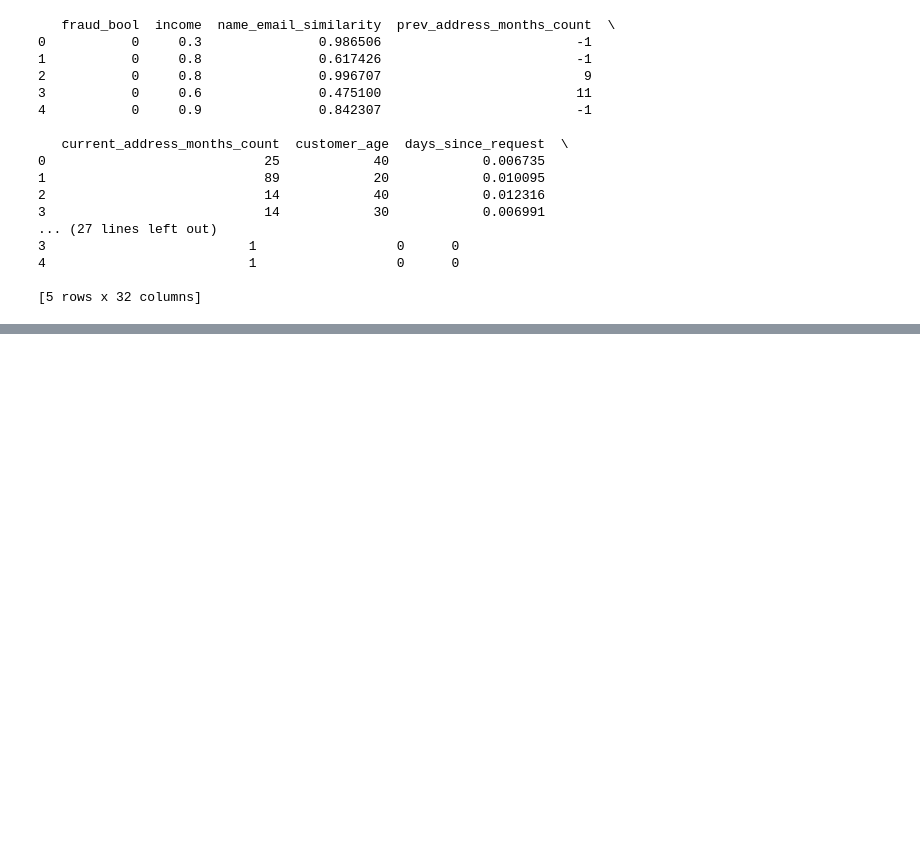
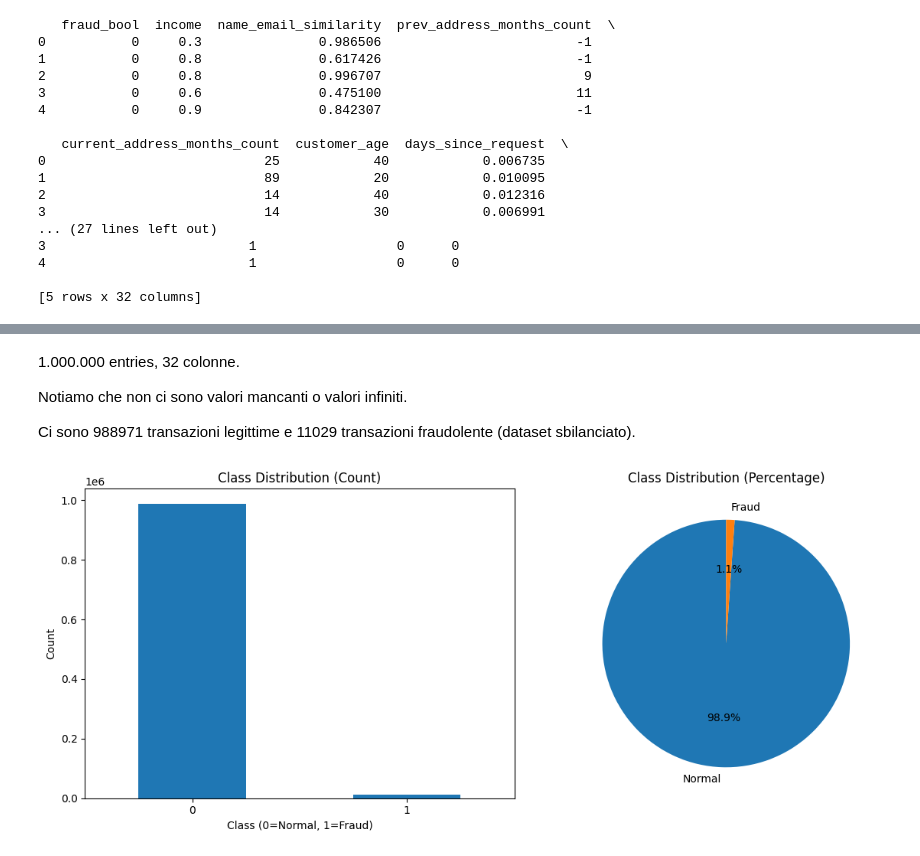
Before and after one commit to MattiaGallucci/HeisenBank, a Jupyter notebook: data_exploration.ipynb, the cells around one changed output, grey strips where cells are left out. Cells and saved outputs as stored; diff of their text form; code cells hidden in the pictures; blank space fills up the shorter version.

Commit message:
feat: add dataset exploration and feature definitions to notebook and update gitignore

```diff
--- a/data_exploration.ipynb
+++ b/data_exploration.ipynb
@@ -30,0 +100,28 @@ print(data.head())
+# %% [markdown]
+
+
+1.000.000 entries, 32 colonne.
+
+Notiamo che non ci sono valori mancanti o valori infiniti.
+
+Ci sono 988971 transazioni legittime e 11029 transazioni fraudolente (dataset sbilanciato).
+# %%
+# Visualizziamo la distribuzione
+fig, (ax1, ax2) = plt.subplots(1, 2, figsize=(12, 5))
+
+# Grafico a barre
+data['fraud_bool'].value_counts().plot(kind='bar', ax=ax1)
+ax1.set_title('Class Distribution (Count)')
+ax1.set_xlabel('Class (0=Normal, 1=Fraud)')
+ax1.set_ylabel('Count')
+ax1.tick_params(axis='x', rotation=0)
+
+# Grafico a torta
+class_counts = data['fraud_bool'].value_counts()
+ax2.pie(class_counts.values, labels=['Normal', 'Fraud'], autopct='%1.1f%%', startangle=90)
+ax2.set_title('Class Distribution (Percentage)')
+
+plt.tight_layout()
+plt.show()
+# %% [output]
+[figure, added]
```
Also changed, not shown: parts of 3 cells of this notebook, 1 other file.
